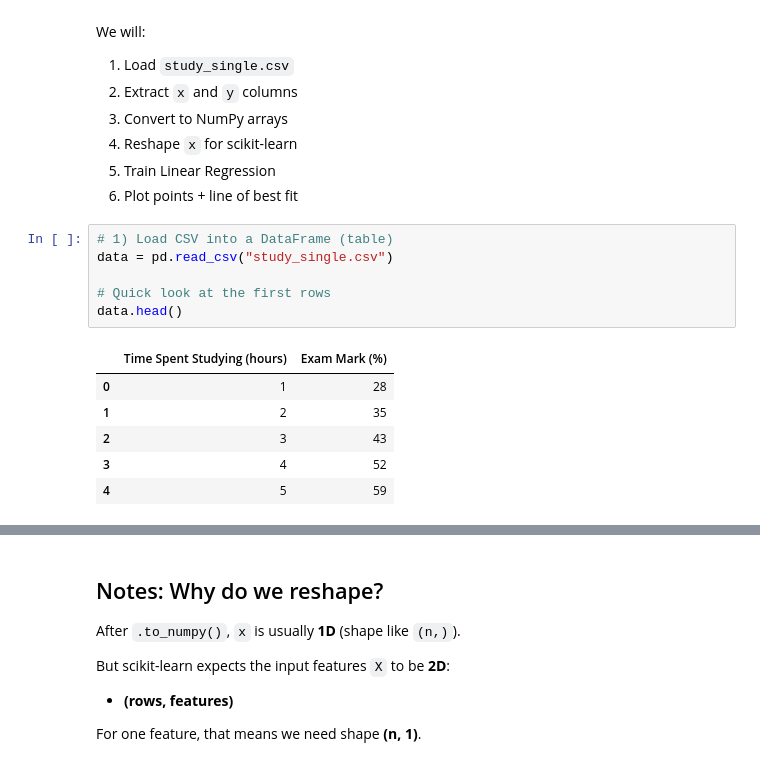
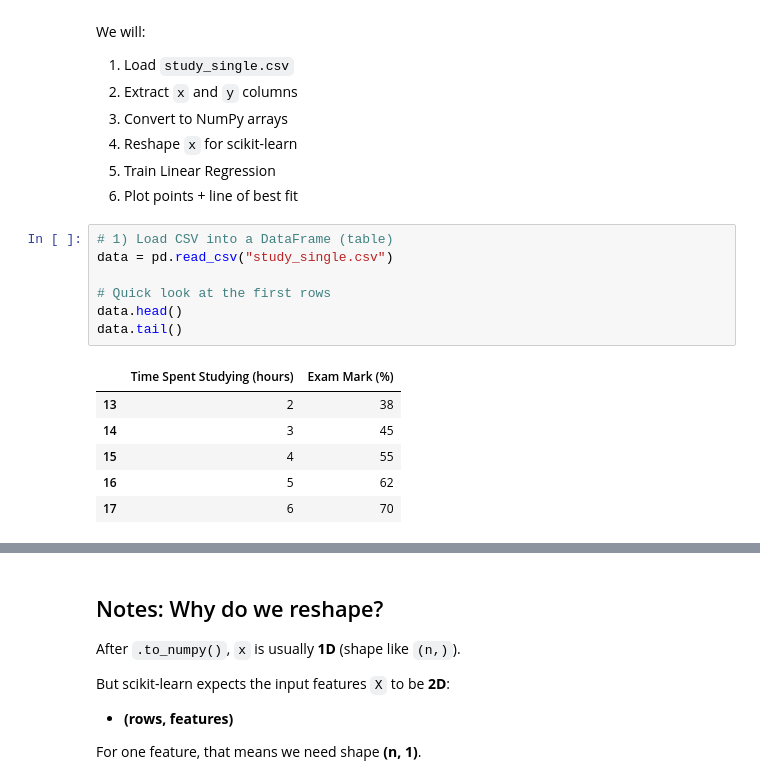
Before and after one commit to ryryashy7/automaton, a Jupyter notebook: lesson3/Lesson_3_Pandas_for_Linear_Regression.ipynb, the cells around one changed output, grey strips where cells are left out. Drawn from its saved outputs; the diff is of its cells as text.

```diff
--- a/lesson3/Lesson_3_Pandas_for_Linear_Regression.ipynb
+++ b/lesson3/Lesson_3_Pandas_for_Linear_Regression.ipynb
@@ -47,16 +47,17 @@ We will:
 # %%
 # 1) Load CSV into a DataFrame (table)
 data = pd.read_csv("study_single.csv")
 
 # Quick look at the first rows
 data.head()
+data.tail()
 # %% [output]
 |  | Time Spent Studying (hours) | Exam Mark (%) |
-| 0 | 1 | 28 |
-| 1 | 2 | 35 |
-| 2 | 3 | 43 |
-| 3 | 4 | 52 |
-| 4 | 5 | 59 |
+| 13 | 2 | 38 |
+| 14 | 3 | 45 |
+| 15 | 4 | 55 |
+| 16 | 5 | 62 |
+| 17 | 6 | 70 |
 # %%
 # 2) Select columns and convert to NumPy arrays
 # x = feature (input), y = target (output)
```
Also changed, not shown: parts of 7 cells of this notebook, 1 other file.
